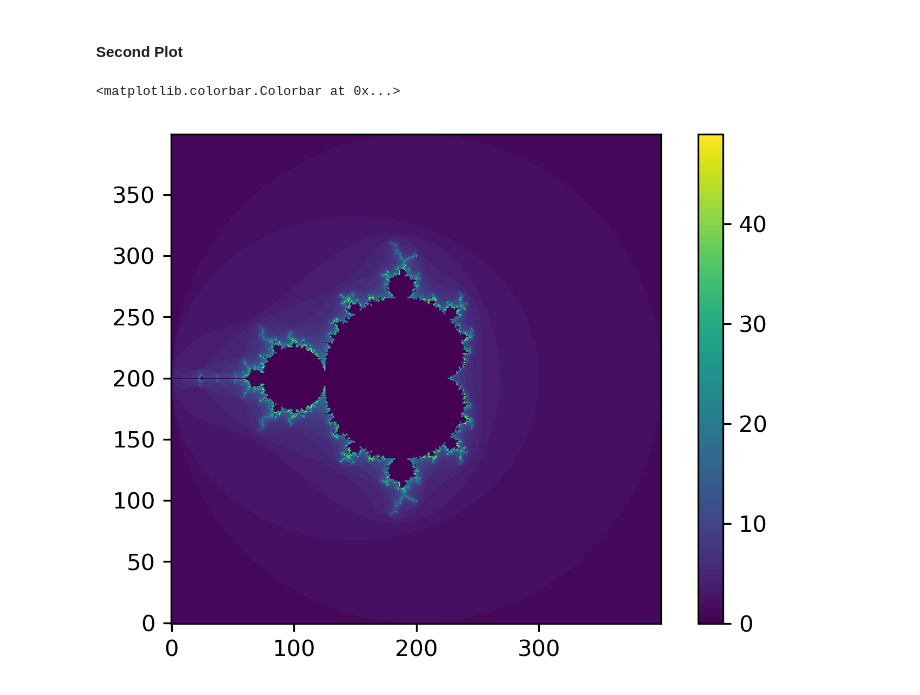
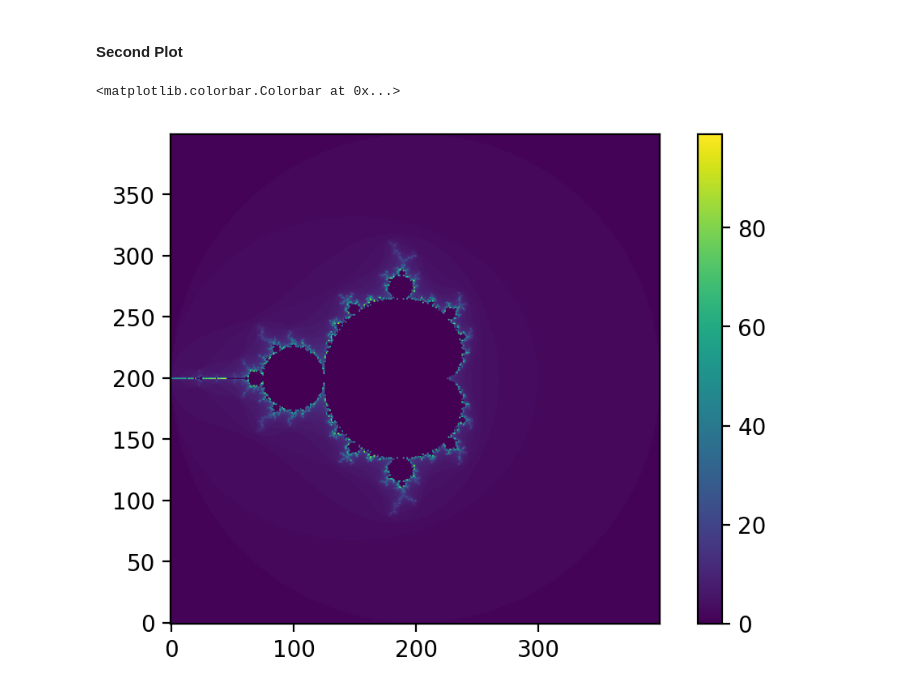
Before and after one commit to IanNiebres/CTA200_2022, a Jupyter notebook: assignment_3/assignment_3_question_1.ipynb, the cells around one changed output. Cells and saved outputs as stored; diff of their text form; code cells hidden in the pictures.

```diff
--- a/assignment_3/assignment_3_question_1.ipynb
+++ b/assignment_3/assignment_3_question_1.ipynb
@@ -10,7 +10,7 @@ import matplotlib.pyplot as plt
 ### Question 1
 # %%
 %%time
-N = 50
+N = 100
 z0 = 0
 
 # initialize x, y values
@@ -51,9 +51,9 @@ plt.colorbar()
 # %% [markdown]
 #### Second Plot
 # %%
-plt.figure(dpi = 300)
+plt.figure(dpi = 200)
 plt.imshow(zz2.transpose(), origin = 'lower') # second plot
 plt.colorbar()
 # %% [output]
 <matplotlib.colorbar.Colorbar at 0x...>
-[figure, old version]
+[figure, new version]
```
Also changed, not shown: parts of 2 cells of this notebook, 1 other file.
